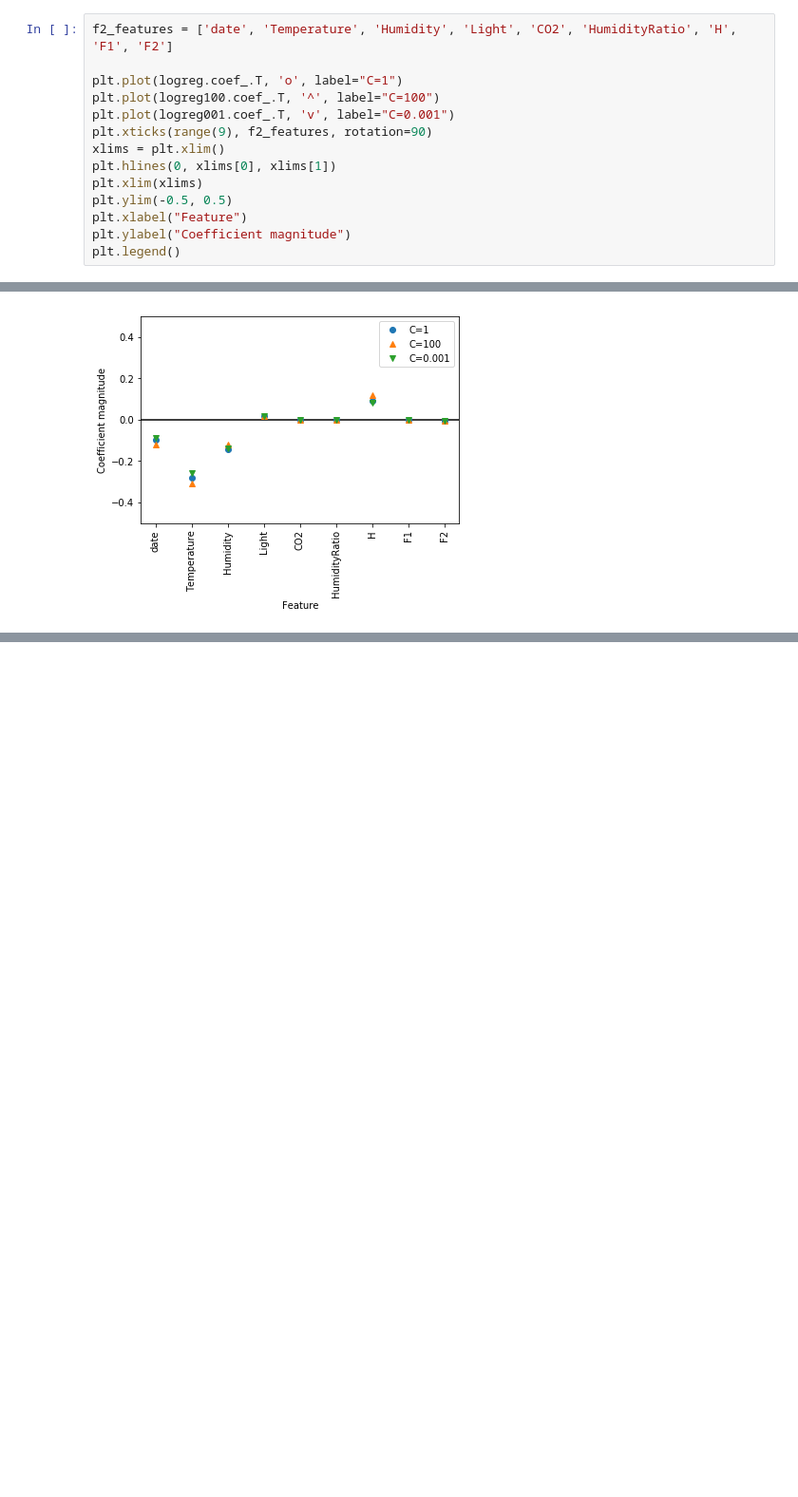
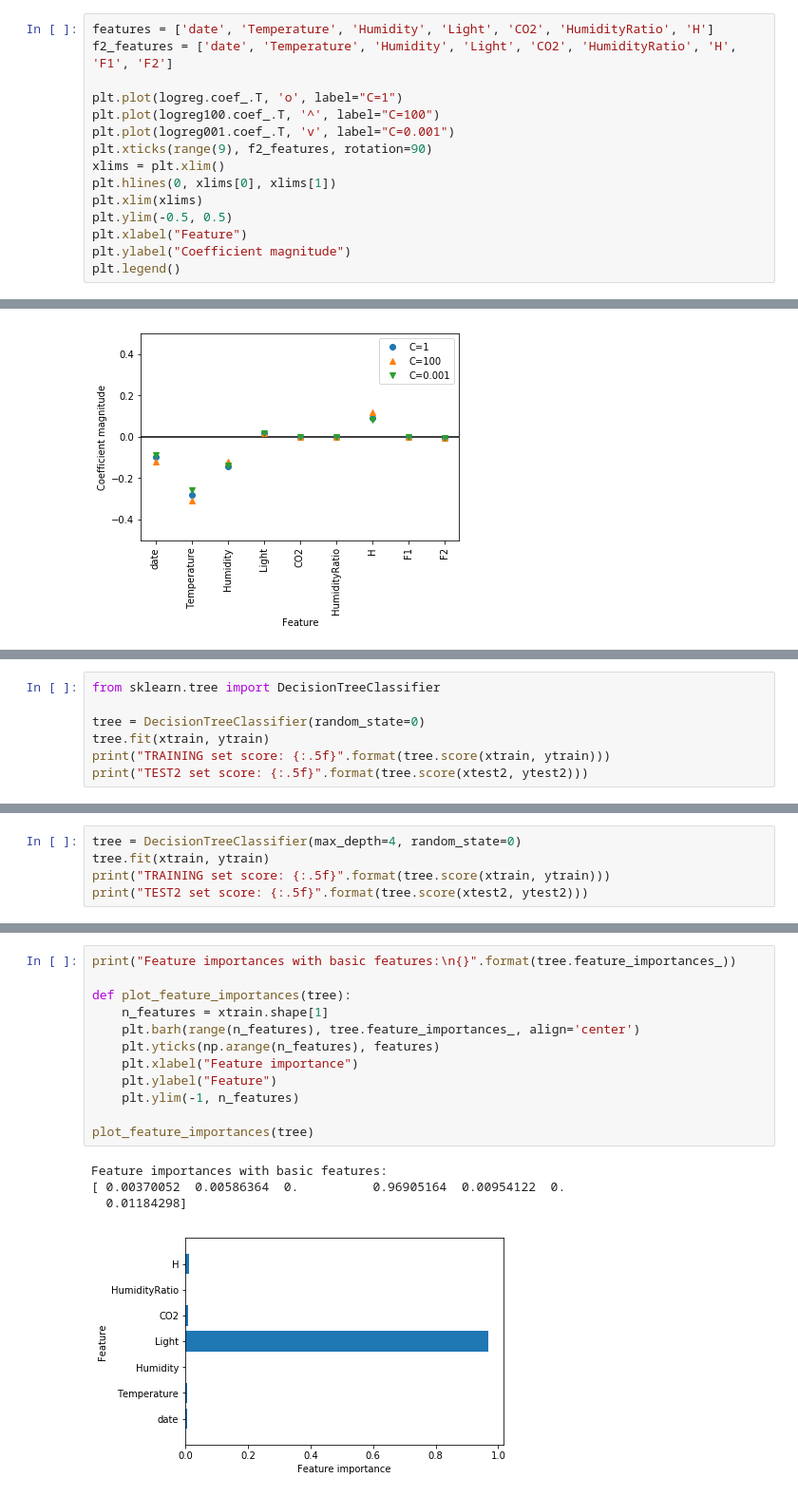
Before and after one commit to emremrah/data-mining-project-1, a Jupyter notebook: DataMiningProject1.ipynb, the cells around one changed output, grey strips where cells are left out. Shown at 95% size. Cells and saved outputs as stored; diff of their text form; blank space fills up the shorter version.

```diff
--- a/DataMiningProject1.ipynb
+++ b/DataMiningProject1.ipynb
@@ -551,6 +551,7 @@ Test2 set score: 0.97929
 
 ##### C parameter's chart:
 # %%
+features = ['date', 'Temperature', 'Humidity', 'Light', 'CO2', 'HumidityRatio', 'H']
 f2_features = ['date', 'Temperature', 'Humidity', 'Light', 'CO2', 'HumidityRatio', 'H', 'F1', 'F2']
 
 plt.plot(logreg.coef_.T, 'o', label="C=1")
@@ -569,0 +591,7 @@ plt.legend()
+# %%
+from sklearn.tree import DecisionTreeClassifier
+
+tree = DecisionTreeClassifier(random_state=0)
+tree.fit(xtrain, ytrain)
+print("TRAINING set score: {:.5f}".format(tree.score(xtrain, ytrain)))
+print("TEST2 set score: {:.5f}".format(tree.score(xtest2, ytest2)))
@@ -569,0 +605,5 @@ plt.legend()
+# %%
+tree = DecisionTreeClassifier(max_depth=4, random_state=0)
+tree.fit(xtrain, ytrain)
+print("TRAINING set score: {:.5f}".format(tree.score(xtrain, ytrain)))
+print("TEST2 set score: {:.5f}".format(tree.score(xtest2, ytest2)))
@@ -570 +615,18 @@ plt.legend()
+# %%
+print("Feature importances with basic features:\n{}".format(tree.feature_importances_))
+
+def plot_feature_importances(tree):
+    n_features = xtrain.shape[1]
+    plt.barh(range(n_features), tree.feature_importances_, align='center')
+    plt.yticks(np.arange(n_features), features)
+    plt.xlabel("Feature importance")
+    plt.ylabel("Feature")
+    plt.ylim(-1, n_features)
+
+plot_feature_importances(tree)
+# %% [output]
+Feature importances with basic features:
+[ 0.00370052  0.00586364  0.          0.96905164  0.00954122  0.
+  0.01184298]
+[figure, added]
 # %% [markdown]
```
Also changed, not shown: parts of 10 cells of this notebook.
